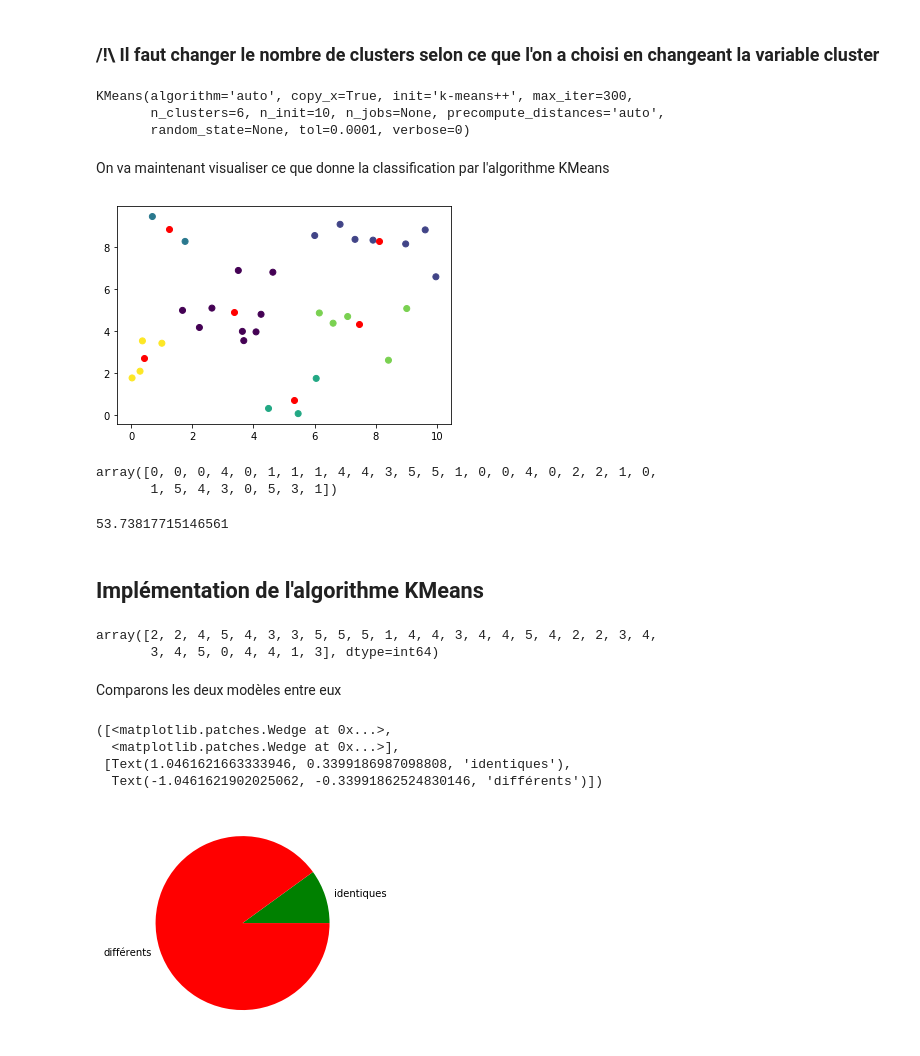
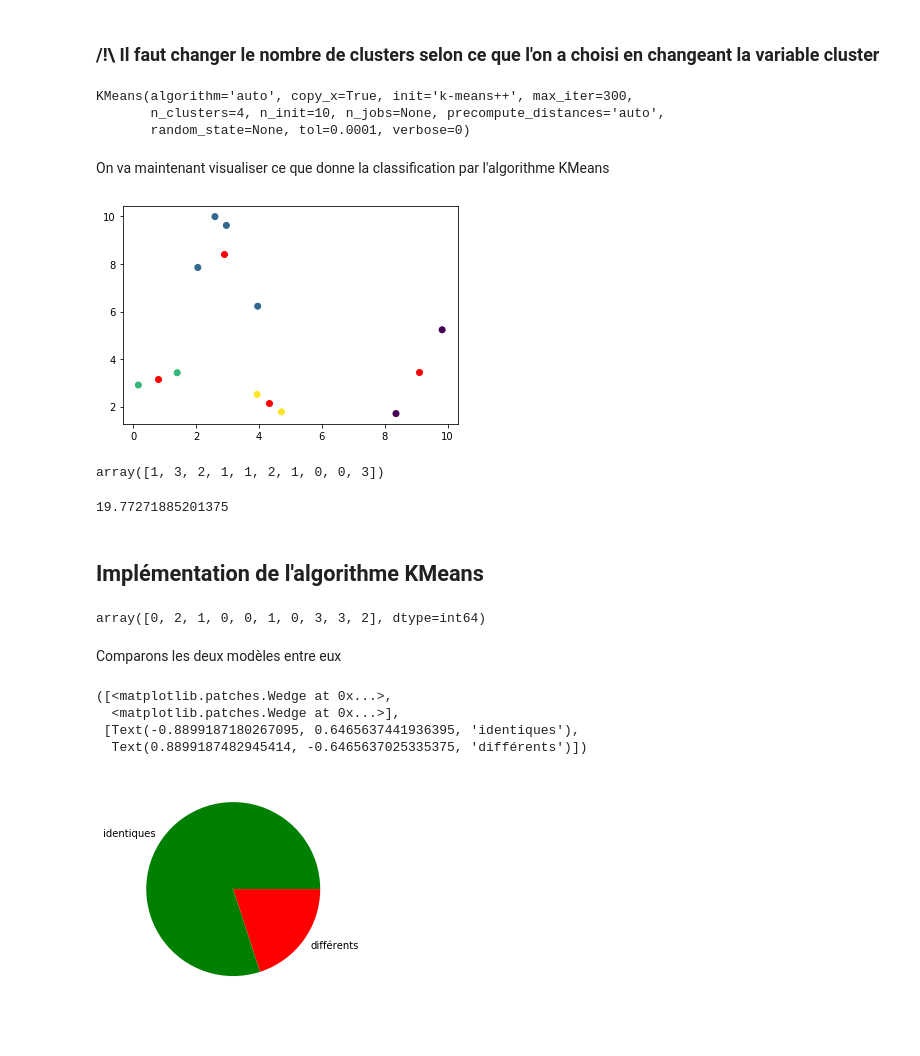
Before and after one commit to gaguillaume/project_clustering_Netflix, a Jupyter notebook: comparaison_scikitlearn.ipynb, the cells around one changed output. Cells and saved outputs as stored; diff of their text form; code cells hidden in the pictures.

```diff
--- a/comparaison_scikitlearn.ipynb
+++ b/comparaison_scikitlearn.ipynb
@@ -29,7 +29,7 @@ L = [] #liste de points
 X = []
 Y = []
 colors = []
-for i in range(30):
+for i in range(10):
     p = Point()
     L.append(p)
     X.append(p.x)
@@ -84,12 +78,12 @@ On doit observer quand est-ce que l'inertie a une baisse assez conséquente. Pui
 # %% [markdown]
 ### /!\ Il faut changer le nombre de clusters selon ce que l'on a choisi en changeant la variable cluster
 # %%
-cluster = 6
+cluster = 4
 kmeans = KMeans(n_clusters=cluster)
 kmeans.fit(df)
 # %% [output]
 KMeans(algorithm='auto', copy_x=True, init='k-means++', max_iter=300,
-       n_clusters=6, n_init=10, n_jobs=None, precompute_distances='auto',
+       n_clusters=4, n_init=10, n_jobs=None, precompute_distances='auto',
        random_state=None, tol=0.0001, verbose=0)
 # %% [markdown]
 On va maintenant visualiser ce que donne la classification par l'algorithme KMeans
@@ -98,18 +92,17 @@ plt.scatter(X,Y,c=kmeans.predict(df)) #les différents clusters selon les
 plt.scatter(kmeans.cluster_centers_[:,0],kmeans.cluster_centers_[:,1],c='r')
 plt.show()
 # %% [output]
-[figure, old version]
+[figure, new version]
 # %%
 prediction = kmeans.predict(df)
 prediction
 # %% [output]
-array([0, 0, 0, 4, 0, 1, 1, 1, 4, 4, 3, 5, 5, 1, 0, 0, 4, 0, 2, 2, 1, 0,
-       1, 5, 4, 3, 0, 5, 3, 1])
+array([1, 3, 2, 1, 1, 2, 1, 0, 0, 3])
 # %%
 inertie = kmeans.inertia_
 inertie
 # %% [output]
-53.73817715146561
+19.77271885201375
 # %% [markdown]
 ## Implémentation de l'algorithme KMeans
 # %%
@@ -156,25 +149,24 @@ class kmean:
     def update_centroid(self, X):
         self.centroids = np.array([np.mean(X[self.labels == k], axis=0)  for k in range(self.K)])
 # %%
-model = kmean(6)
+model = kmean(4)
 model.fit1(df)
 pred = model.labels
 pred
 # %% [output]
-array([2, 2, 4, 5, 4, 3, 3, 5, 5, 5, 1, 4, 4, 3, 4, 4, 5, 4, 2, 2, 3, 4,
-       3, 4, 5, 0, 4, 4, 1, 3], dtype=int64)
+array([0, 2, 1, 0, 0, 1, 0, 3, 3, 2], dtype=int64)
 # %% [markdown]
 Comparons les deux modèles entre eux
 # %%
 l = 0
-for i in range(20):
-    if prediction[i]==pred[i]:
+for i in range(10):
+    if prediction[i]-1==pred[i]:
         l+=1
-wins = l/20.
+wins = l/10.
 plt.pie([wins, 1-wins],labels=['identiques','différents'],colors=['g','r'])
 # %% [output]
 ([<matplotlib.patches.Wedge at 0x...>,
   <matplotlib.patches.Wedge at 0x...>],
- [Text(1.0461621663333946, 0.3399186987098808, 'identiques'),
-  Text(-1.0461621902025062, -0.33991862524830146, 'différents')])
+ [Text(-0.8899187180267095, 0.6465637441936395, 'identiques'),
+  Text(0.8899187482945414, -0.6465637025335375, 'différents')])
-[figure, old version]
+[figure, new version]
```
Also changed, not shown: parts of 3 cells of this notebook.
